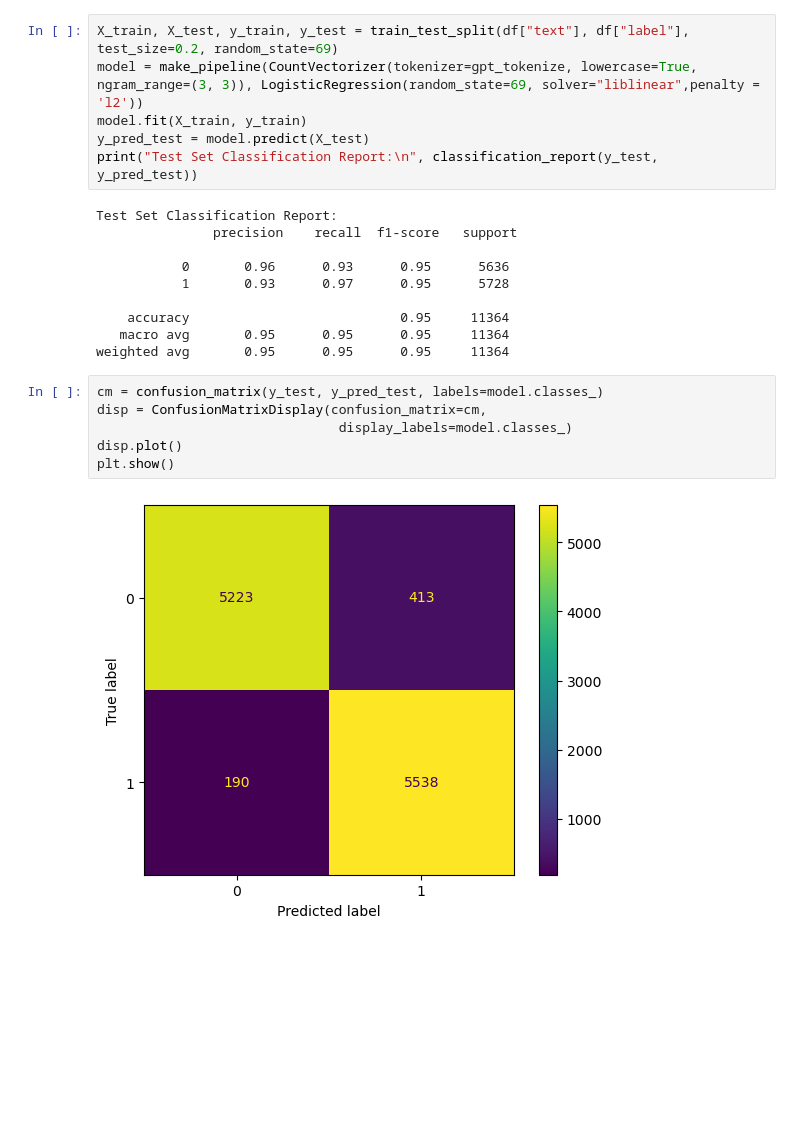
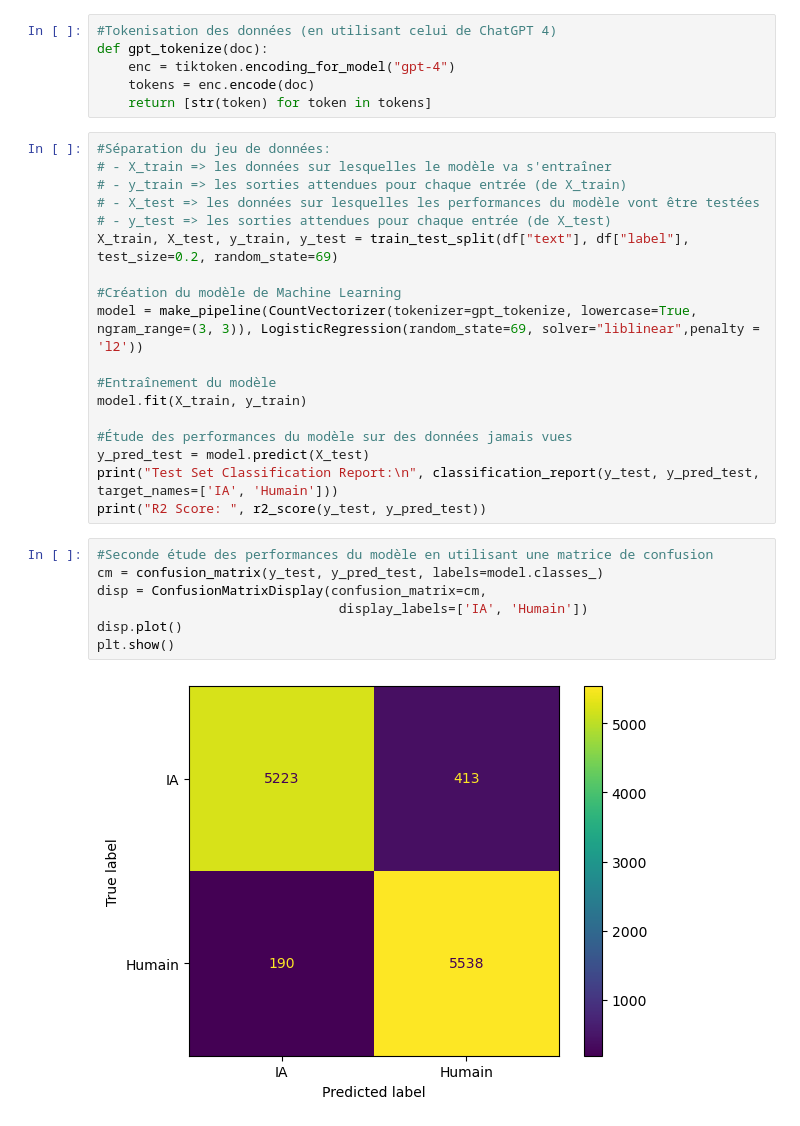
Before and after one commit to ClovisDyArx/hackaton-ai_vs_ia, a Jupyter notebook: logistic_regression_v2.ipynb, the cells around one changed output. Saved outputs shown, nothing was run; the diff lists cells and outputs as text; blank space fills up the shorter version.

```diff
--- a/logistic_regression_v2.ipynb
+++ b/logistic_regression_v2.ipynb
@@ -86,24 +32,33 @@ def gpt_tokenize(doc):
+# %%
+#Tokenisation des données (en utilisant celui de ChatGPT 4)
+def gpt_tokenize(doc):
+    enc = tiktoken.encoding_for_model("gpt-4")
+    tokens = enc.encode(doc)
+    return [str(token) for token in tokens]
 # %%
+#Séparation du jeu de données:
+# - X_train => les données sur lesquelles le modèle va s'entraîner
+# - y_train => les sorties attendues pour chaque entrée (de X_train)
+# - X_test => les données sur lesquelles les performances du modèle vont être testées
+# - y_test => les sorties attendues pour chaque entrée (de X_test)
 X_train, X_test, y_train, y_test = train_test_split(df["text"], df["label"], test_size=0.2, random_state=69)
+
+#Création du modèle de Machine Learning
 model = make_pipeline(CountVectorizer(tokenizer=gpt_tokenize, lowercase=True, ngram_range=(3, 3)), LogisticRegression(random_state=69, solver="liblinear",penalty = 'l2'))
+
+#Entraînement du modèle
 model.fit(X_train, y_train)
+
+#Étude des performances du modèle sur des données jamais vues
 y_pred_test = model.predict(X_test)
-print("Test Set Classification Report:\n", classification_report(y_test, y_pred_test))
+print("Test Set Classification Report:\n", classification_report(y_test, y_pred_test, target_names=['IA', 'Humain']))
+print("R2 Score: ", r2_score(y_test, y_pred_test))
-# %% [output]
-Test Set Classification Report:
-               precision    recall  f1-score   support
-
-           0       0.96      0.93      0.95      5636
-           1       0.93      0.97      0.95      5728
-
-    accuracy                           0.95     11364
-   macro avg       0.95      0.95      0.95     11364
-weighted avg       0.95      0.95      0.95     11364
 # %%
+#Seconde étude des performances du modèle en utilisant une matrice de confusion
 cm = confusion_matrix(y_test, y_pred_test, labels=model.classes_)
 disp = ConfusionMatrixDisplay(confusion_matrix=cm,
-                               display_labels=model.classes_)
+                               display_labels=['IA', 'Humain'])
 disp.plot()
 plt.show()
 # %% [output]
-[figure, old version]
+[figure, new version]
```
Also changed, not shown: parts of 8 cells of this notebook, 4 other files.
